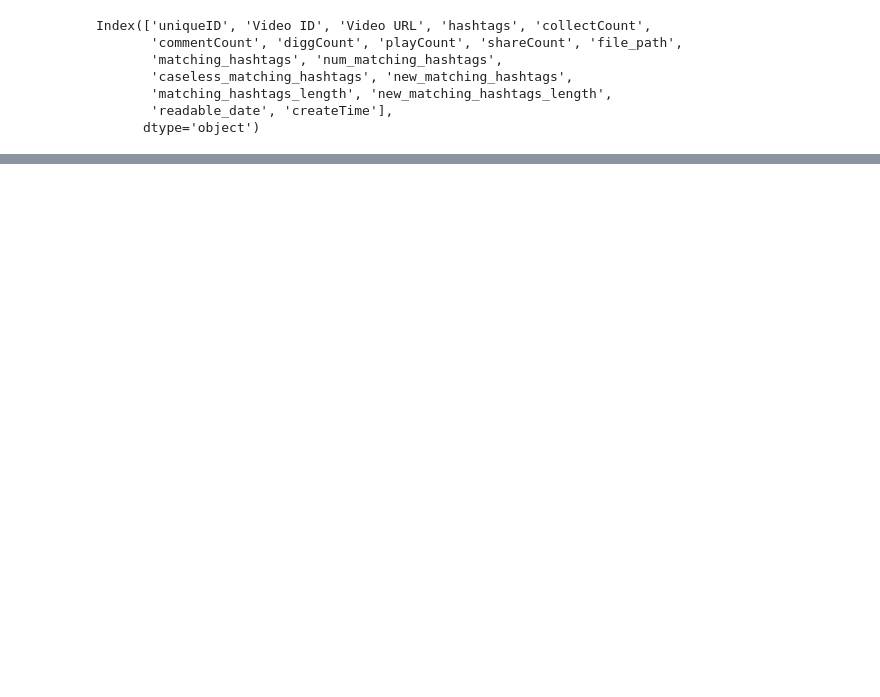
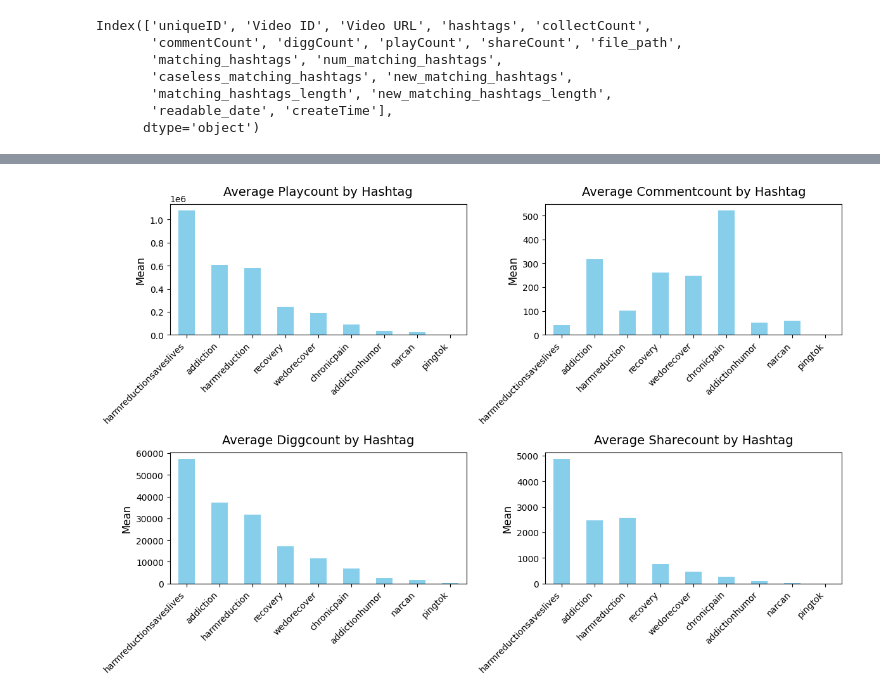
Before and after one commit to social-nlp-lab/explore_tiktok_su, a Jupyter notebook: py/analsis.ipynb, the cells around one changed output, grey strips where cells are left out. Drawn from its saved outputs; the diff is of its cells as text; code cells hidden in the pictures; blank space fills up the shorter version.

```diff
--- a/py/analsis.ipynb
+++ b/py/analsis.ipynb
@@ -226,0 +866,55 @@ Freq: M, Name: count, Length: 83, dtype: int64
+# %%
+# Select relevant columns (replace these with your actual engagement metric column names)
+engagement_metrics = ['playCount', 'commentCount', 'diggCount', 'shareCount']
+
+# Filter for rows with key hashtags
+hashtag_data = coded.explode('hashtags')  # Ensure one hashtag per row if stored as lists
+hashtag_data = hashtag_data[hashtag_data['hashtags'].isin(key_hashtags)]
+
+# Group by hashtags and calculate metrics
+engagement_summary = hashtag_data.groupby('hashtags')[engagement_metrics].agg(['mean', 'median', 'std'])
+
+# Flatten the MultiIndex for better readability
+engagement_summary.columns = ['_'.join(col).strip() for col in engagement_summary.columns]
+
+# Sort by highest average playCount (optional)
+engagement_summary = engagement_summary.sort_values(by='playCount_mean', ascending=False)
+
+# Display the summary
+# import ace_tools as tools; tools.display_dataframe_to_user(name="Engagement Metrics by Hashtag", dataframe=engagement_summary)
+
+# plt.figure(figsize=(12, 8))
+# for i, metric in enumerate(engagement_metrics):
+#     plt.subplot(2, 2, i + 1)
+#     engagement_summary[f'{metric}_mean'].plot(kind='bar', title=f'Average {metric} by Hashtag', color='skyblue')
+#     plt.ylabel('Mean')
+#     plt.xlabel('Hashtag')
+#     plt.xticks(rotation=45)
+# plt.tight_layout()
+# plt.show()
+
+plt.figure(figsize=(12, 8))
+for i, metric in enumerate(engagement_metrics):
+    plt.subplot(2, 2, i + 1)
+
+    # Plot the bar chart
+    ax = engagement_summary[f'{metric}_mean'].plot(kind='bar', color='skyblue')
+
+    # Customize the title
+    ax.set_title(f'Average {metric.capitalize()} by Hashtag', fontsize=14, pad=10)
+
+    # Remove the x-axis label
+    ax.set_xlabel('')
+
+    # Explicitly set tick positions and labels
+    ax.set_xticks(range(len(engagement_summary.index)))  # Tick positions
+    ax.set_xticklabels(engagement_summary.index, rotation=45, ha='right', fontsize=10)
+
+    # Add y-axis label
+    ax.set_ylabel('Mean', fontsize=12)
+
+# Adjust layout for better spacing
+plt.tight_layout()
+plt.show()
+# %% [output]
+[figure, added]
```
Also changed, not shown: parts of 30 cells of this notebook, 19 other files.
